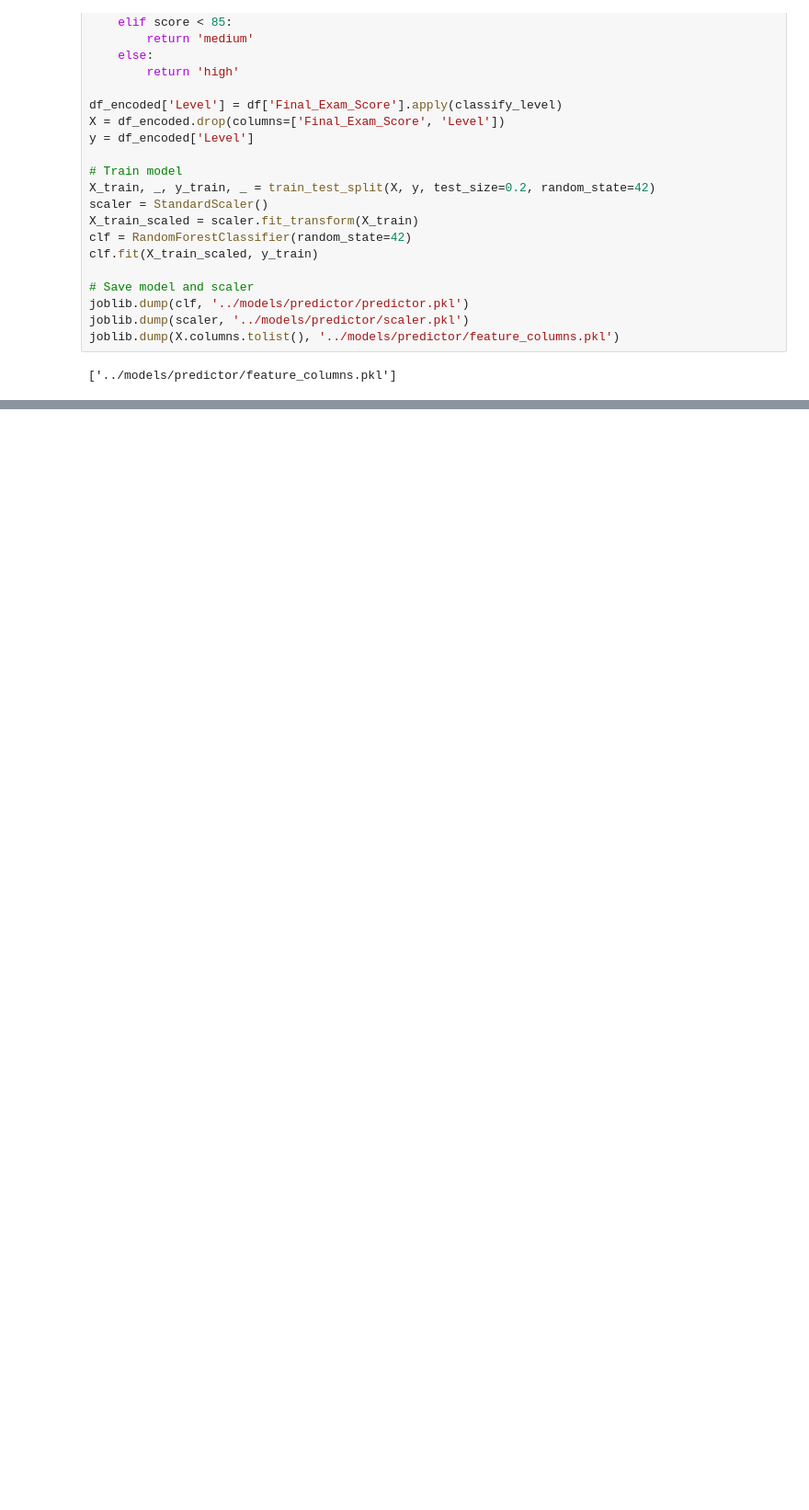
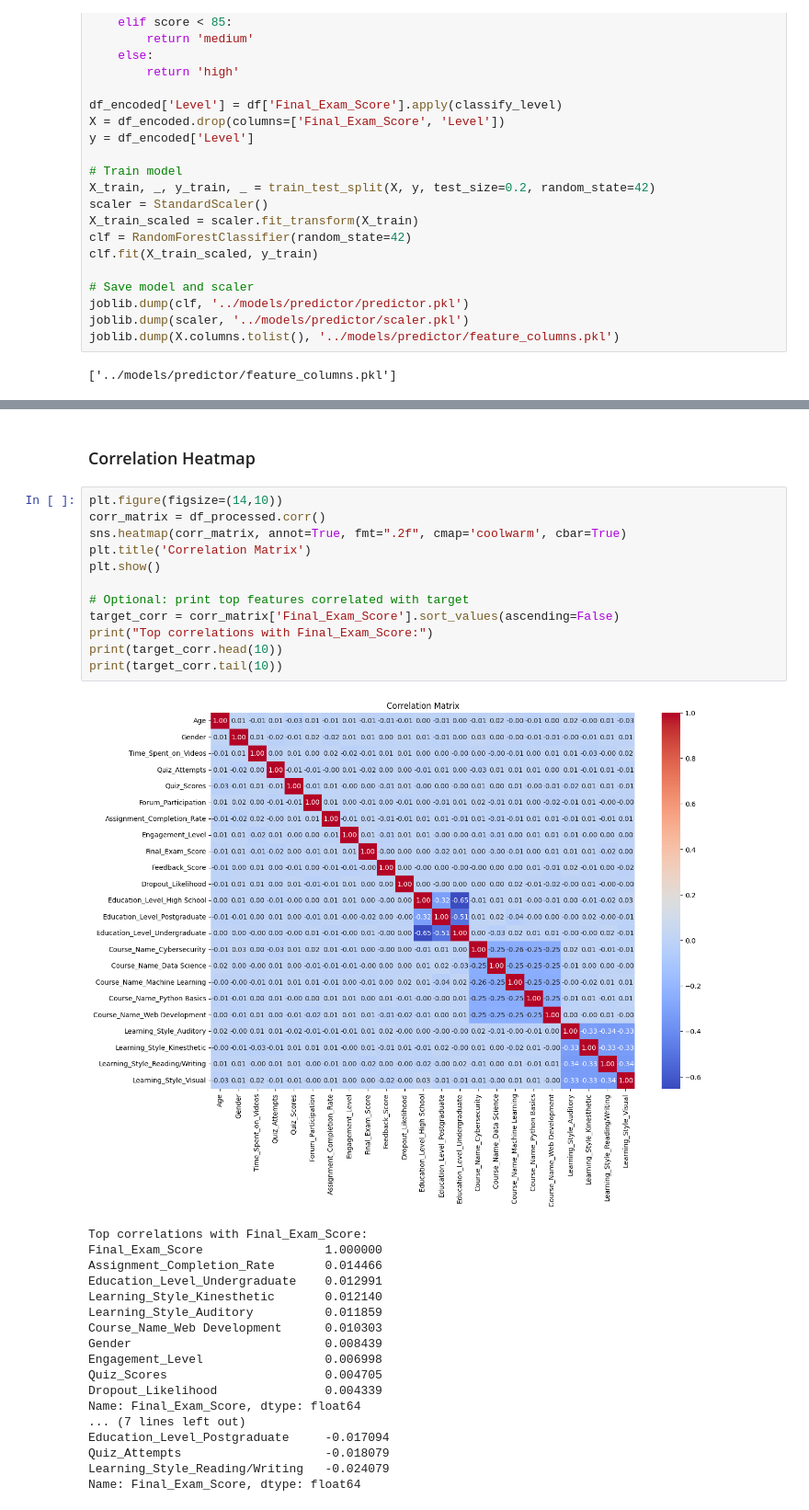
Before and after one commit to edasaruhan/FTL_Ethiopia_ML1_Gr6, a Jupyter notebook: notebooks/model_dev_predictor.ipynb, the cells around one changed output, grey strips where cells are left out. Shown at 92% size. Saved outputs shown, nothing was run; the diff lists cells and outputs as text; blank space fills up the shorter version.

```diff
--- a/notebooks/model_dev_predictor.ipynb
+++ b/notebooks/model_dev_predictor.ipynb
@@ -41,0 +203,33 @@ joblib.dump(X.columns.tolist(), '../models/predictor/feature_columns.pkl')
+# %% [markdown]
+### Correlation Heatmap
+# %%
+plt.figure(figsize=(14,10))
+corr_matrix = df_processed.corr()
+sns.heatmap(corr_matrix, annot=True, fmt=".2f", cmap='coolwarm', cbar=True)
+plt.title('Correlation Matrix')
+plt.show()
+
+# Optional: print top features correlated with target
+target_corr = corr_matrix['Final_Exam_Score'].sort_values(ascending=False)
+print("Top correlations with Final_Exam_Score:")
+print(target_corr.head(10))
+print(target_corr.tail(10))
+# %% [output]
+[figure, added]
+Top correlations with Final_Exam_Score:
+Final_Exam_Score                 1.000000
+Assignment_Completion_Rate       0.014466
+Education_Level_Undergraduate    0.012991
+Learning_Style_Kinesthetic       0.012140
+Learning_Style_Auditory          0.011859
+Course_Name_Web Development      0.010303
+Gender                           0.008439
+Engagement_Level                 0.006998
+Quiz_Scores                      0.004705
+Dropout_Likelihood               0.004339
+Name: Final_Exam_Score, dtype: float64
+... (7 lines left out)
+Education_Level_Postgraduate     -0.017094
+Quiz_Attempts                    -0.018079
+Learning_Style_Reading/Writing   -0.024079
+Name: Final_Exam_Score, dtype: float64
```
Also changed, not shown: parts of 38 cells of this notebook, 2 other files.
